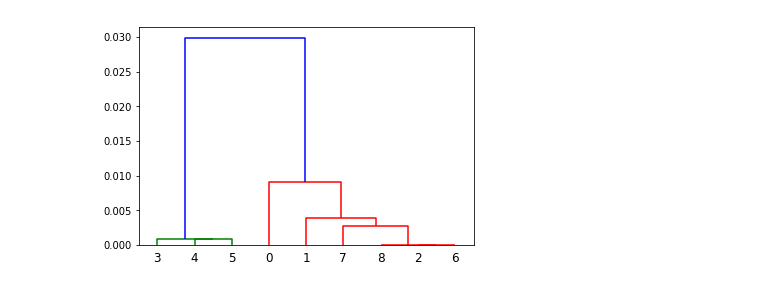
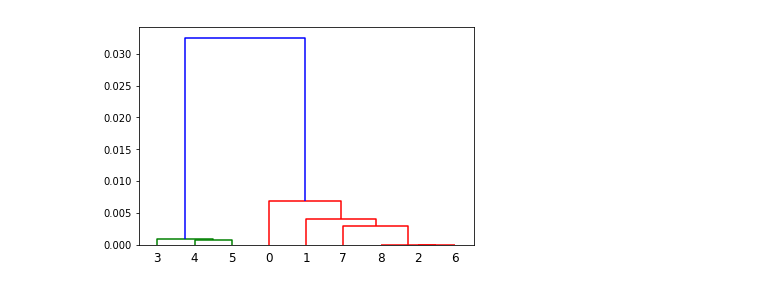
Before and after one commit to johnwoodill/Patagonia-EDA, a Jupyter notebook: notebooks/Jenson-Shannon-Example.ipynb, the cells around one changed output. Saved outputs shown, nothing was run; the diff lists cells and outputs as text; code cells hidden in the pictures.

```diff
--- a/notebooks/Jenson-Shannon-Example.ipynb
+++ b/notebooks/Jenson-Shannon-Example.ipynb
@@ -50,7 +51,7 @@ array([0.0091, 0.0125, 0.041 , 0.0424, 0.0418, 0.0125, 0.0149, 0.0125,
 # %%
 # Perform H-Clustering using distance matrix
 # Note 3, 4, 5 days are clustered together as a day of event
-Z = linkage(distArray, )
+Z = linkage(distArray, "single")
 dn = dendrogram(Z)
 # %% [output]
-[figure, old version]
+[figure, new version]
```
Also changed, not shown: parts of 5 cells of this notebook, 4 other files.
